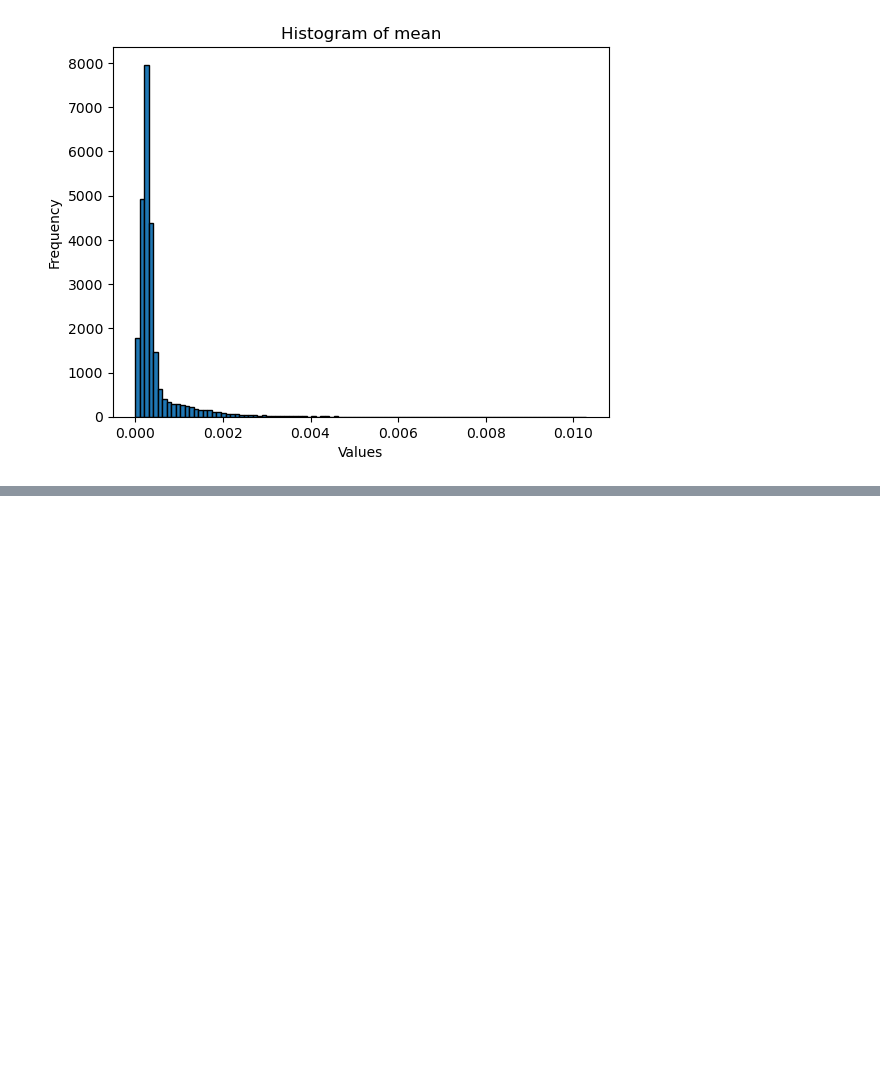
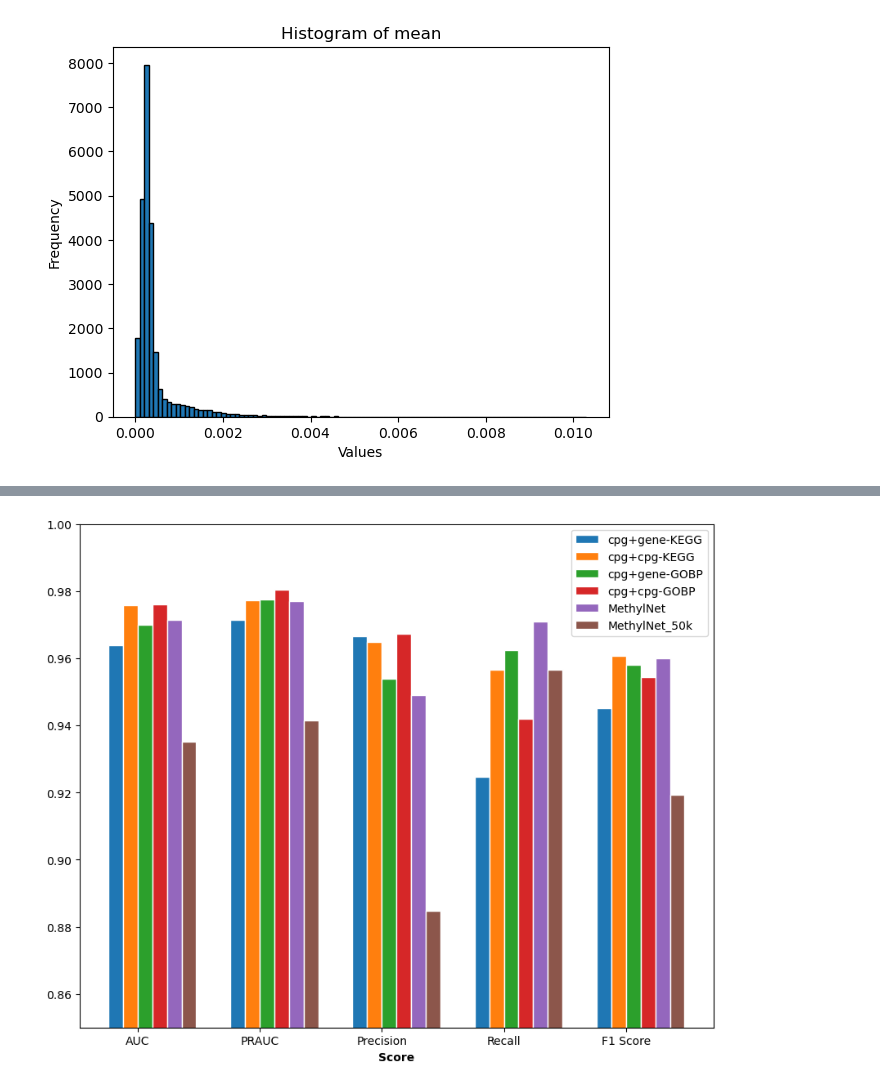
Before and after one commit to cloudmacchiato/dlmethylation, a Jupyter notebook: method/visualization.ipynb, the cells around one changed output, grey strips where cells are left out. Cells and saved outputs as stored; diff of their text form; code cells hidden in the pictures; blank space fills up the shorter version.

```diff
--- a/method/visualization.ipynb
+++ b/method/visualization.ipynb
@@ -426,0 +435,2 @@ for k in feat_imp.columns[2:]:
+# %%
+dic = {}
@@ -426,0 +604,57 @@ for k in feat_imp.columns[2:]:
+# %%
+m = [1,2,3,4,5,6]
+models = ["cpg+gene-KEGG", "cpg+cpg-KEGG", "cpg+gene-GOBP", "cpg+cpg-GOBP", "MethylNet", "MethylNet_50k"]
+metrics = ["AUC", "PRAUC", "Precision", "Recall","F1 Score"]
+scores = []
+for i in m:
+    result = dic[f'result{i}']
+    y_ture = result[0]
+    y_prob = result[1]
+    auc = roc_auc_score(y_true,y_prob)
+    prauc = average_precision_score(y_true,y_prob)
+    precision,recall,_ = precision_recall_curve(y_true,y_prob)
+    f1 = (2*precision*recall)/(precision+recall)
+    idx = np.nanargmax(f1)
+    pr = precision[idx]
+    rc = recall[idx]
+    f1 = f1[idx]
+    scores.append([auc,prauc,pr,rc,f1])
+# %%
+plt.figure(figsize=(10, 8))
+# set width of bars
+barWidth = 0.12
+
+# set heights of bars
+bars1 = scores[0]
+bars2 = scores[1]
+bars3 = scores[2]
+bars4 = scores[3]
+bars5 = scores[4]
+bars6 = scores[5]
+
+# Set position of bar on X axis
+r1 = np.arange(len(bars1))
+r2 = [x + barWidth for x in r1]
+r3 = [x + barWidth for x in r2]
+r4 = [x + barWidth for x in r3]
+r5 = [x + barWidth for x in r4]
+r6 = [x + barWidth for x in r5]
+
+# Make the plot
+plt.bar(r1, bars1, width=barWidth, edgecolor='white', label=models[0])
+plt.bar(r2, bars2, width=barWidth, edgecolor='white', label=models[1])
+plt.bar(r3, bars3, width=barWidth, edgecolor='white', label=models[2])
+plt.bar(r4, bars4, width=barWidth, edgecolor='white', label=models[3])
+plt.bar(r5, bars5, width=barWidth, edgecolor='white', label=models[4])
+plt.bar(r6, bars6, width=barWidth, edgecolor='white', label=models[5])
+
+# Add xticks on the middle of the group bars
+#plt.title()
+plt.xlabel('Score', fontweight='bold')
+plt.xticks([r + 1.5*barWidth for r in range(len(bars1))], metrics)
+#plt.legend(bbox_to_anchor=(1.04, 1), loc="upper left")
+plt.ylim((0.85,1))
+plt.legend()
+plt.savefig('IPF_performance.pdf',format="pdf")
+# %% [output]
+[figure, added]
```
Also changed, not shown: parts of 16 cells of this notebook, 6 other files.
